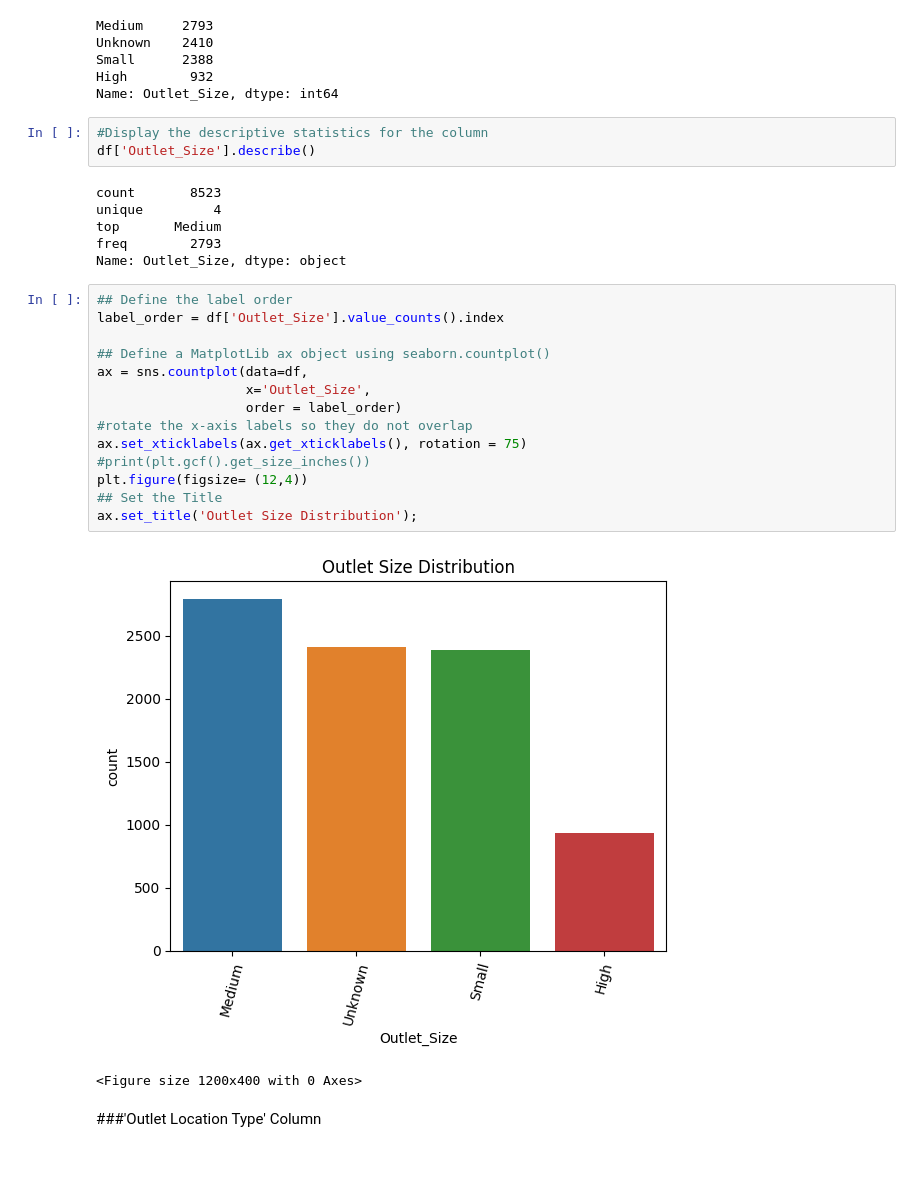
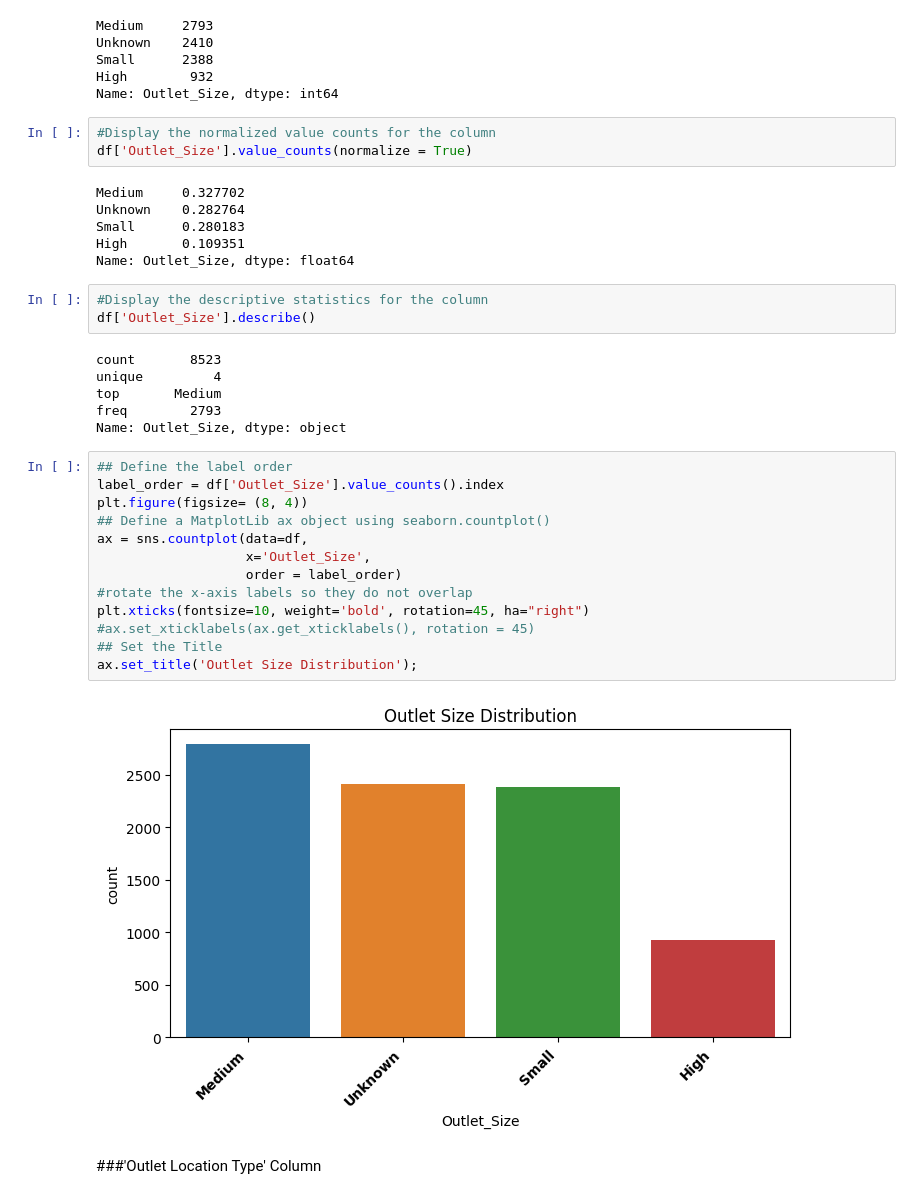
Before and after one commit to Mhoover41/Prediction-of-Product-Sales, a Jupyter notebook: Prediction_of_Product_Sales_Project_Melissa_Hoover.ipynb, the cells around one changed output. Saved outputs shown, nothing was run; the diff lists cells and outputs as text; blank space fills up the shorter version.

```diff
--- a/Prediction_of_Product_Sales_Project_Melissa_Hoover.ipynb
+++ b/Prediction_of_Product_Sales_Project_Melissa_Hoover.ipynb
@@ -779,6 +817,15 @@ Unknown    2410
 Small      2388
 High        932
 Name: Outlet_Size, dtype: int64
+# %%
+#Display the normalized value counts for the column
+df['Outlet_Size'].value_counts(normalize = True)
+# %% [output]
+Medium     0.327702
+Unknown    0.282764
+Small      0.280183
+High       0.109351
+Name: Outlet_Size, dtype: float64
 # %%
 #Display the descriptive statistics for the column
 df['Outlet_Size'].describe()
@@ -791,20 +838,18 @@ Name: Outlet_Size, dtype: object
 # %%
 ## Define the label order
 label_order = df['Outlet_Size'].value_counts().index
-
+plt.figure(figsize= (8, 4))
 ## Define a MatplotLib ax object using seaborn.countplot()
 ax = sns.countplot(data=df,
                    x='Outlet_Size',
                    order = label_order)
 #rotate the x-axis labels so they do not overlap
-ax.set_xticklabels(ax.get_xticklabels(), rotation = 75)
-#print(plt.gcf().get_size_inches())
-plt.figure(figsize= (12,4))
+plt.xticks(fontsize=10, weight='bold', rotation=45, ha="right")
+#ax.set_xticklabels(ax.get_xticklabels(), rotation = 45)
 ## Set the Title
 ax.set_title('Outlet Size Distribution');
 # %% [output]
-[figure, old version]
+[figure, new version]
-<Figure size 1200x400 with 0 Axes>
 # %% [markdown]
 ###'Outlet Location Type' Column
 # %%
```
Also changed, not shown: parts of 19 cells of this notebook.
